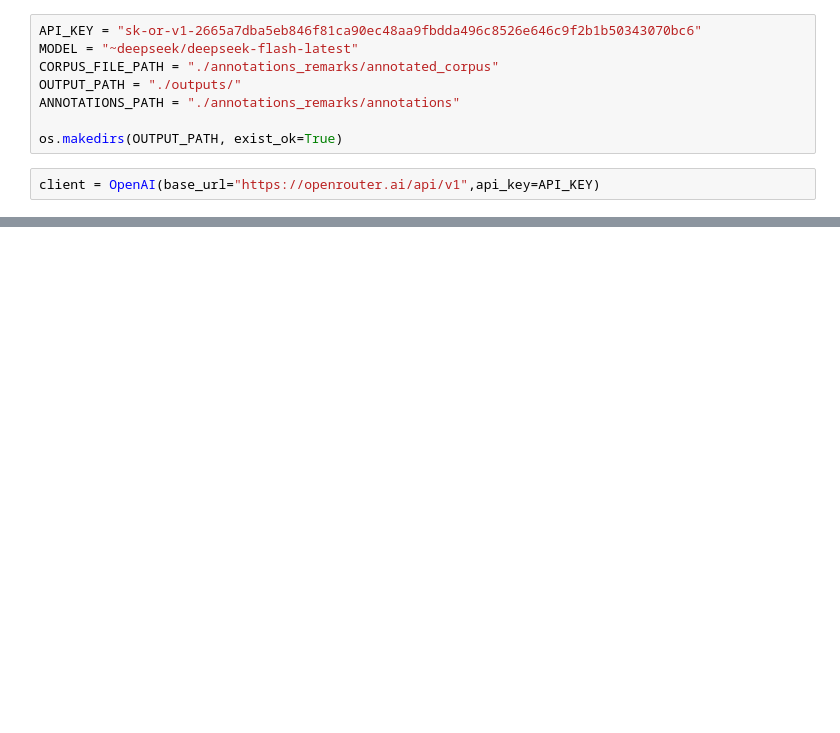
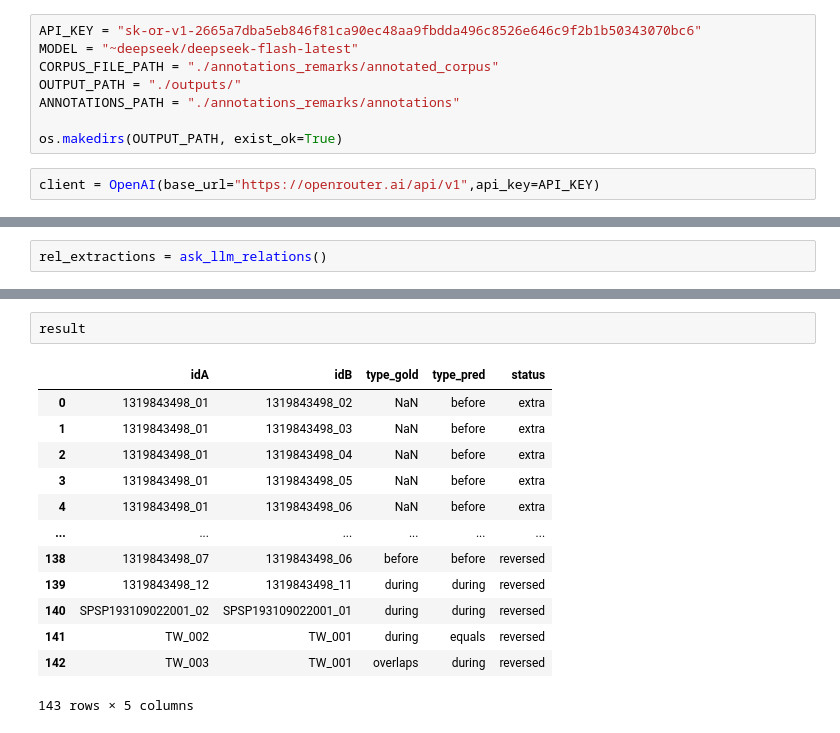
Before and after one commit to Bizais-Lillig/distimellm, a Jupyter notebook: LLMs/OpenRouter_Paris_Extract.ipynb, the cells around one changed output, grey strips where cells are left out. Saved outputs shown, nothing was run; the diff lists cells and outputs as text; blank space fills up the shorter version.

```diff
--- a/LLMs/OpenRouter_Paris_Extract.ipynb
+++ b/LLMs/OpenRouter_Paris_Extract.ipynb
@@ -314,0 +406,2 @@ Text(0.5, 1.0, 'Old schema \n+ no event \ndef')
+# %%
+rel_extractions = ask_llm_relations()
@@ -314,0 +462,16 @@ Text(0.5, 1.0, 'Old schema \n+ no event \ndef')
+# %%
+result
+# %% [output]
+|  | idA | idB | type_gold | type_pred | status |
+| 0 | 1319843498_01 | 1319843498_02 | NaN | before | extra |
+| 1 | 1319843498_01 | 1319843498_03 | NaN | before | extra |
+| 2 | 1319843498_01 | 1319843498_04 | NaN | before | extra |
+| 3 | 1319843498_01 | 1319843498_05 | NaN | before | extra |
+| 4 | 1319843498_01 | 1319843498_06 | NaN | before | extra |
+| ... | ... | ... | ... | ... | ... |
+| 138 | 1319843498_07 | 1319843498_06 | before | before | reversed |
+| 139 | 1319843498_12 | 1319843498_11 | during | during | reversed |
+| 140 | SPSP193109022001_02 | SPSP193109022001_01 | during | during | reversed |
+| 141 | TW_002 | TW_001 | during | equals | reversed |
+| 142 | TW_003 | TW_001 | overlaps | during | reversed |
+143 rows × 5 columns
```
Also changed, not shown: parts of 53 cells of this notebook, 12 other files.
